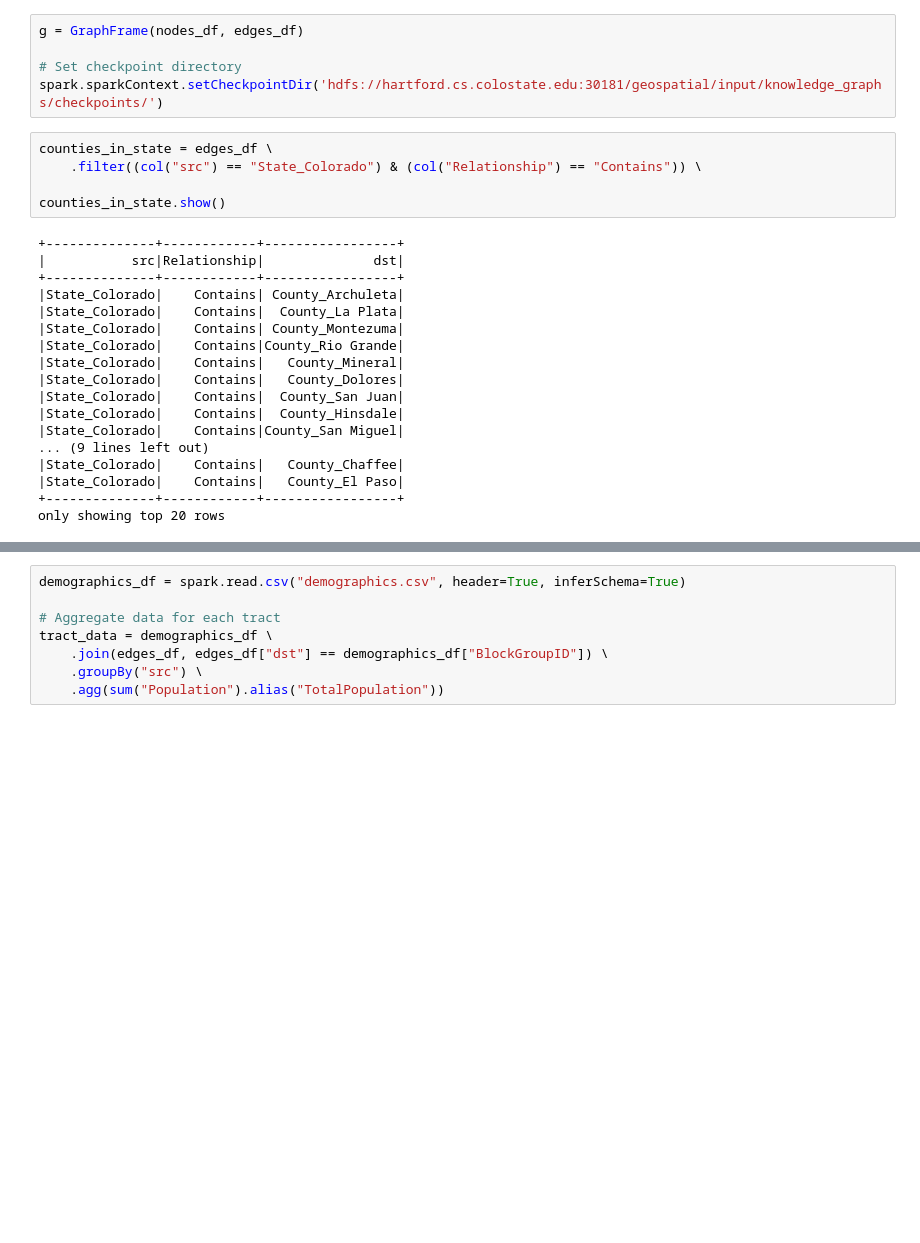
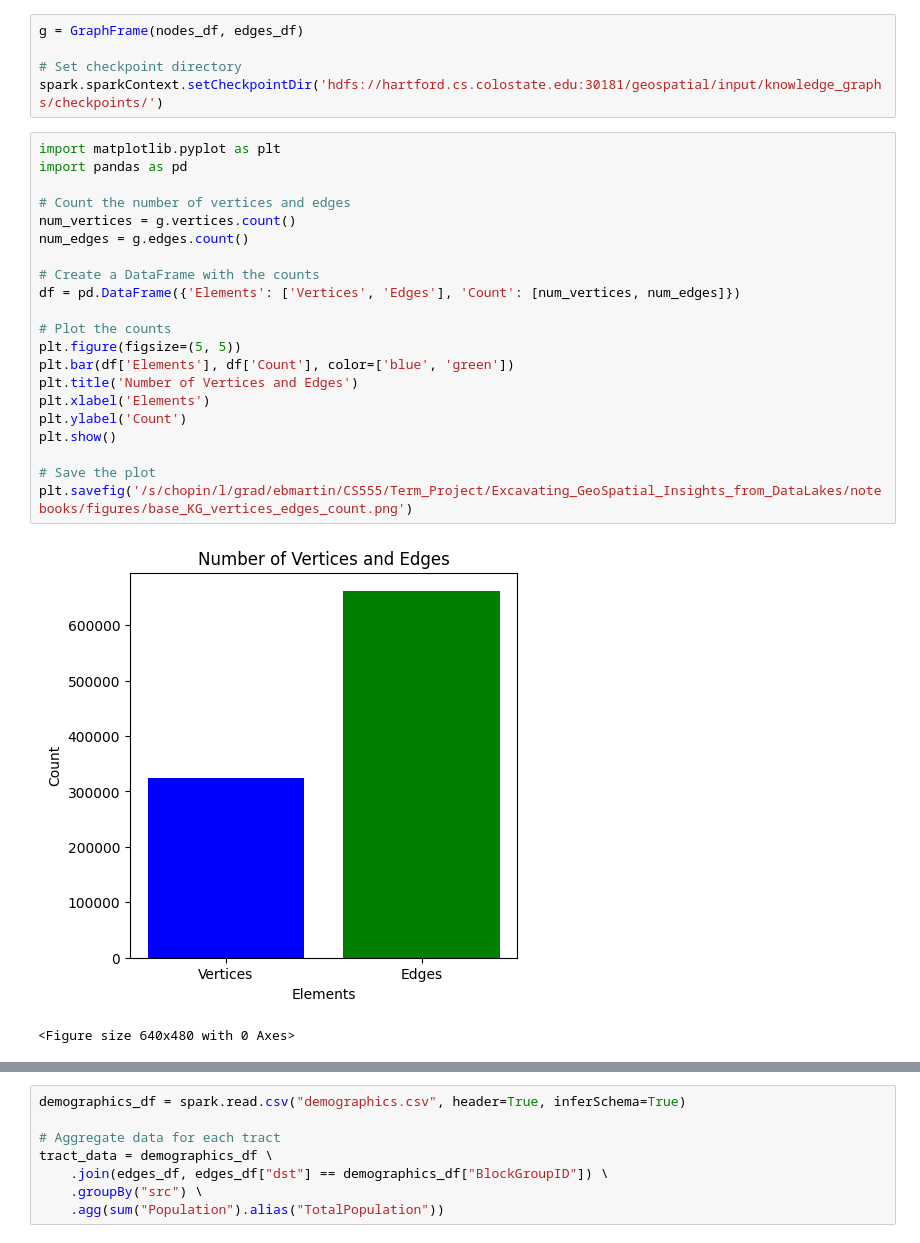
Before and after one commit to ebsmartin/Excavating_GeoSpatial_Insights_from_DataLakes, a Jupyter notebook: notebooks/GraphAnalysis.ipynb, the cells around one changed output, grey strips where cells are left out. Cells and saved outputs as stored; diff of their text form; blank space fills up the shorter version.

```diff
--- a/notebooks/GraphAnalysis.ipynb
+++ b/notebooks/GraphAnalysis.ipynb
@@ -146,26 +154,27 @@ g = GraphFrame(nodes_df, edges_df)
 
 # Set checkpoint directory
 spark.sparkContext.setCheckpointDir('hdfs://hartford.cs.colostate.edu:30181/geospatial/input/knowledge_graphs/checkpoints/')
-# %%
-counties_in_state = edges_df \
-    .filter((col("src") == "State_Colorado") & (col("Relationship") == "Contains")) \
-
-counties_in_state.show()
-# %% [output]
-+--------------+------------+-----------------+
-|           src|Relationship|              dst|
-+--------------+------------+-----------------+
-|State_Colorado|    Contains| County_Archuleta|
-|State_Colorado|    Contains|  County_La Plata|
-|State_Colorado|    Contains| County_Montezuma|
-|State_Colorado|    Contains|County_Rio Grande|
-|State_Colorado|    Contains|   County_Mineral|
-|State_Colorado|    Contains|   County_Dolores|
-|State_Colorado|    Contains|  County_San Juan|
-|State_Colorado|    Contains|  County_Hinsdale|
-|State_Colorado|    Contains|County_San Miguel|
-... (9 lines left out)
-|State_Colorado|    Contains|   County_Chaffee|
-|State_Colorado|    Contains|   County_El Paso|
-+--------------+------------+-----------------+
-only showing top 20 rows
+# %%
+import matplotlib.pyplot as plt
+import pandas as pd
+
+# Count the number of vertices and edges
+num_vertices = g.vertices.count()
+num_edges = g.edges.count()
+
+# Create a DataFrame with the counts
+df = pd.DataFrame({'Elements': ['Vertices', 'Edges'], 'Count': [num_vertices, num_edges]})
+
+# Plot the counts
+plt.figure(figsize=(5, 5))
+plt.bar(df['Elements'], df['Count'], color=['blue', 'green'])
+plt.title('Number of Vertices and Edges')
+plt.xlabel('Elements')
+plt.ylabel('Count')
+plt.show()
+
+# Save the plot
+plt.savefig('/s/chopin/l/grad/ebmartin/CS555/Term_Project/Excavating_GeoSpatial_Insights_from_DataLakes/notebooks/figures/base_KG_vertices_edges_count.png')
+# %% [output]
+[figure, added]
+<Figure size 640x480 with 0 Axes>
```
Also changed, not shown: parts of 36 cells of this notebook, 5 other files.
